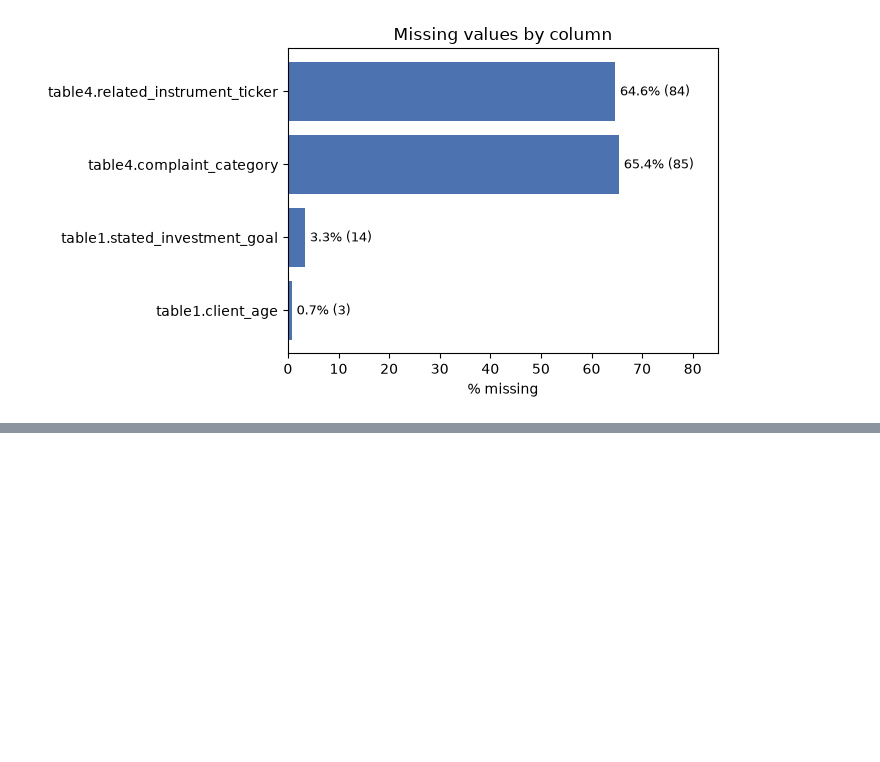
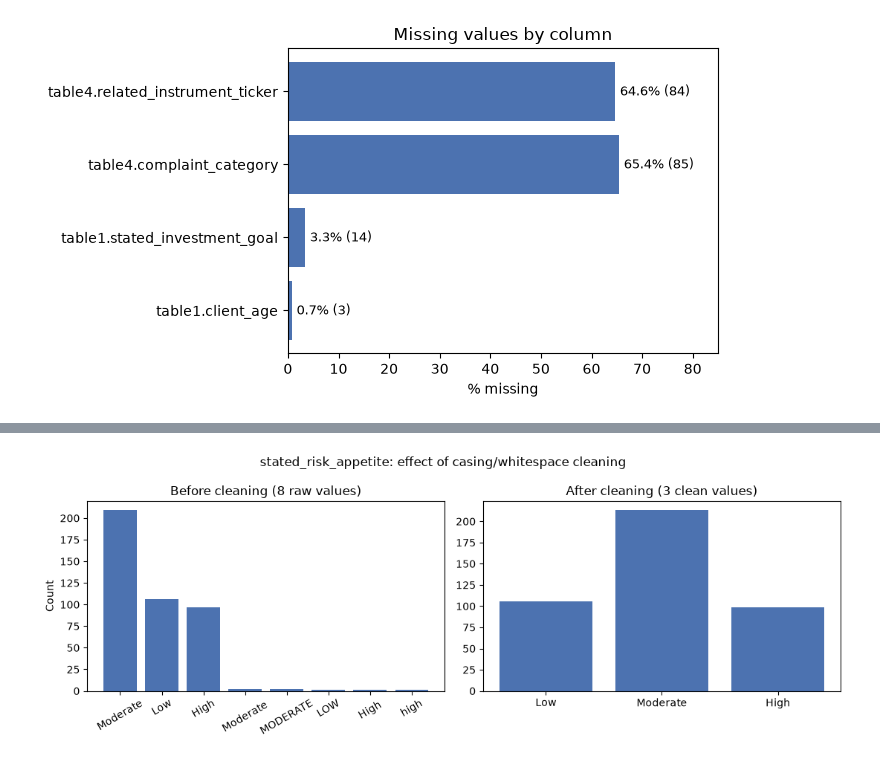
Before and after one commit to GopolangMmutlwaneCaptone/Risk-Concentration-Flagging, a Jupyter notebook: SS3_PartB/SS3_PartB.ipynb, the cells around one changed output, grey strips where cells are left out. Cells and saved outputs as stored; diff of their text form; code cells hidden in the pictures; blank space fills up the shorter version.

```diff
--- a/SS3_PartB/SS3_PartB.ipynb
+++ b/SS3_PartB/SS3_PartB.ipynb
@@ -106,0 +249,20 @@ plt.show()
+# %%
+client_info_clean = client_info.drop_duplicates().copy()
+
+for col in ["client_province", "stated_risk_appetite", "stated_investment_goal", "account_status"]:
+    client_info_clean[col] = client_info_clean[col].str.strip().str.title()
+
+# stated_risk_appetite and client_province .title() gives inconsistent casing for acronyms (e.g. province codes); fix explicitly
+client_info_clean["client_province"] = client_info_clean["client_province"].str.upper()
+client_info_clean["stated_risk_appetite"] = client_info_clean["stated_risk_appetite"].str.capitalize()
+
+# implausible age: treat as missing rather than dropping the client (the client still has holdings/transaction/complaint records used downstream)
+implausible_age_mask = (client_info_clean["client_age"] < 18) | (client_info_clean["client_age"] > 100)
+print("Implausible ages set to NaN:", implausible_age_mask.sum())
+client_info_clean.loc[implausible_age_mask, "client_age"] = np.nan
+
+client_info_clean["account_open_date"] = pd.to_datetime(client_info_clean["account_open_date"], format="%Y-%m-%d")
+
+print("\nBefore:", client_info.shape, "\nAfter:", client_info_clean.shape)
+for col in ["client_province", "stated_risk_appetite", "stated_investment_goal", "account_status"]:
+    print(f"{col}: {sorted(client_info_clean[col].dropna().unique().tolist())}")
@@ -106,0 +278,19 @@ plt.show()
+# %%
+fig, axes = plt.subplots(1, 2, figsize=(11, 4))
+
+raw_counts = client_info["stated_risk_appetite"].value_counts()
+axes[0].bar(raw_counts.index, raw_counts.values, color="#4C72B0")
+axes[0].set_title("Before cleaning (8 raw values)")
+axes[0].tick_params(axis="x", rotation=30)
+axes[0].set_ylabel("Count")
+
+clean_counts = client_info_clean["stated_risk_appetite"].value_counts().reindex(["Low", "Moderate", "High"])
+axes[1].bar(clean_counts.index, clean_counts.values, color="#4C72B0")
+axes[1].set_title("After cleaning (3 clean values)")
+
+fig.suptitle("stated_risk_appetite: effect of casing/whitespace cleaning")
+fig.tight_layout()
+plt.savefig("cleaning_before_after.png", dpi=150, bbox_inches="tight")
+plt.show()
+# %% [output]
+[figure, added]
```
Also changed, not shown: parts of 44 cells of this notebook.
